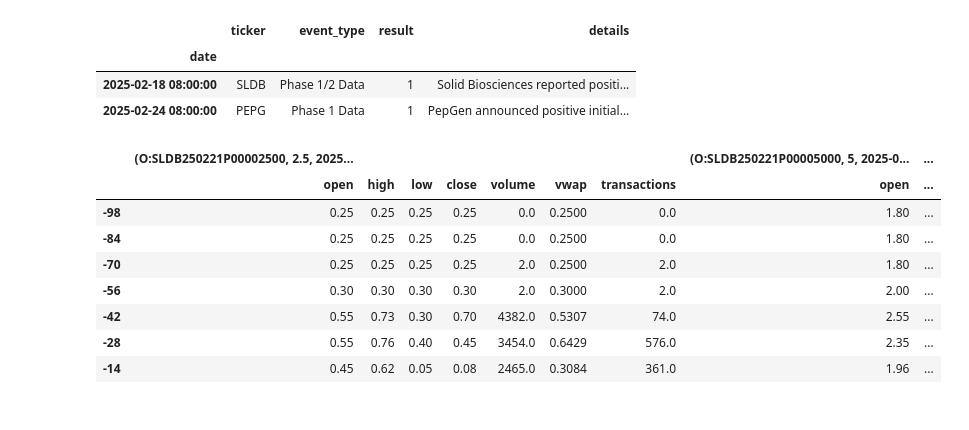
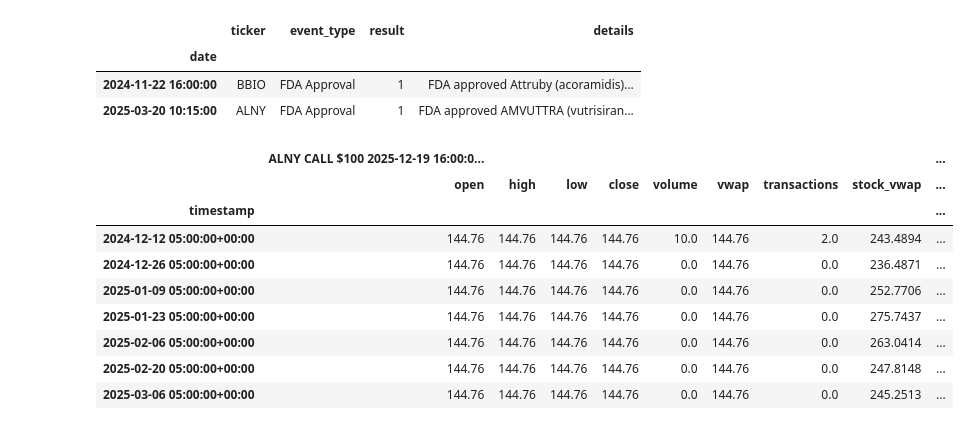
Before and after one commit to ArivAhuja/binary-catalyst-options-signals, a Jupyter notebook: visualizations.ipynb, the cells around one changed output. Cells and saved outputs as stored; diff of their text form; code cells hidden in the pictures.

```diff
--- a/visualizations.ipynb
+++ b/visualizations.ipynb
@@ -6,26 +7,27 @@ pd.set_option('display.max_columns', None)
 pd.set_option('display.width', None)
 pd.set_option('display.max_colwidth', None)
 # %%
-biotech_catalysts_df = pd.read_pickle('biotech_catalysts_data/biotech_catalysts.pkl')
+biotech_catalysts_df = pd.read_pickle('biotech_catalysts/biotech_catalysts_data.pkl')
 biotech_catalysts_df
 # %% [output]
 |  | ticker | event_type | result | details |
 | date |  |  |  |  |
-| 2025-02-18 08:00:00 | SLDB | Phase 1/2 Data | 1 | Solid Biosciences reported positi... |
-| 2025-02-24 08:00:00 | PEPG | Phase 1 Data | 1 | PepGen announced positive initial... |
+| 2024-11-22 16:00:00 | BBIO | FDA Approval | 1 | FDA approved Attruby (acoramidis)... |
+| 2025-03-20 10:15:00 | ALNY | FDA Approval | 1 | FDA approved AMVUTTRA (vutrisiran... |
 # %%
-sldb = pd.read_pickle('option_data/sldb_put_option_data.pkl')
-sldb
+alny = pd.read_pickle('option_data/alny_call_option_data.pkl')
+alny
 # %% [output]
-|  | (O:SLDB250221P00002500, 2.5, 2025... |  |  |  |  |  |  | (O:SLDB250221P00005000, 5, 2025-0... | ... |
-|  | open | high | low | close | volume | vwap | transactions | open | ... |
-| -98 | 0.25 | 0.25 | 0.25 | 0.25 | 0.0 | 0.2500 | 0.0 | 1.80 | ... |
-| -84 | 0.25 | 0.25 | 0.25 | 0.25 | 0.0 | 0.2500 | 0.0 | 1.80 | ... |
-| -70 | 0.25 | 0.25 | 0.25 | 0.25 | 2.0 | 0.2500 | 2.0 | 1.80 | ... |
-| -56 | 0.30 | 0.30 | 0.30 | 0.30 | 2.0 | 0.3000 | 2.0 | 2.00 | ... |
-| -42 | 0.55 | 0.73 | 0.30 | 0.70 | 4382.0 | 0.5307 | 74.0 | 2.55 | ... |
-| -28 | 0.55 | 0.76 | 0.40 | 0.45 | 3454.0 | 0.6429 | 576.0 | 2.35 | ... |
-| -14 | 0.45 | 0.62 | 0.05 | 0.08 | 2465.0 | 0.3084 | 361.0 | 1.96 | ... |
+|  | ALNY CALL $100 2025-12-19 16:00:0... |  |  |  |  |  |  |  | ... |
+|  | open | high | low | close | volume | vwap | transactions | stock_vwap | ... |
+| timestamp |  |  |  |  |  |  |  |  | ... |
+| 2024-12-12 05:00:00+00:00 | 144.76 | 144.76 | 144.76 | 144.76 | 10.0 | 144.76 | 2.0 | 243.4894 | ... |
+| 2024-12-26 05:00:00+00:00 | 144.76 | 144.76 | 144.76 | 144.76 | 0.0 | 144.76 | 0.0 | 236.4871 | ... |
+| 2025-01-09 05:00:00+00:00 | 144.76 | 144.76 | 144.76 | 144.76 | 0.0 | 144.76 | 0.0 | 252.7706 | ... |
+| 2025-01-23 05:00:00+00:00 | 144.76 | 144.76 | 144.76 | 144.76 | 0.0 | 144.76 | 0.0 | 275.7437 | ... |
+| 2025-02-06 05:00:00+00:00 | 144.76 | 144.76 | 144.76 | 144.76 | 0.0 | 144.76 | 0.0 | 263.0414 | ... |
+| 2025-02-20 05:00:00+00:00 | 144.76 | 144.76 | 144.76 | 144.76 | 0.0 | 144.76 | 0.0 | 247.8148 | ... |
+| 2025-03-06 05:00:00+00:00 | 144.76 | 144.76 | 144.76 | 144.76 | 0.0 | 144.76 | 0.0 | 245.2513 | ... |
 # %%
 pepg = pd.read_pickle('option_data/pepg_call_option_data.pkl')
 pepg
```
Also changed, not shown: parts of 5 cells of this notebook, 19 other files.
